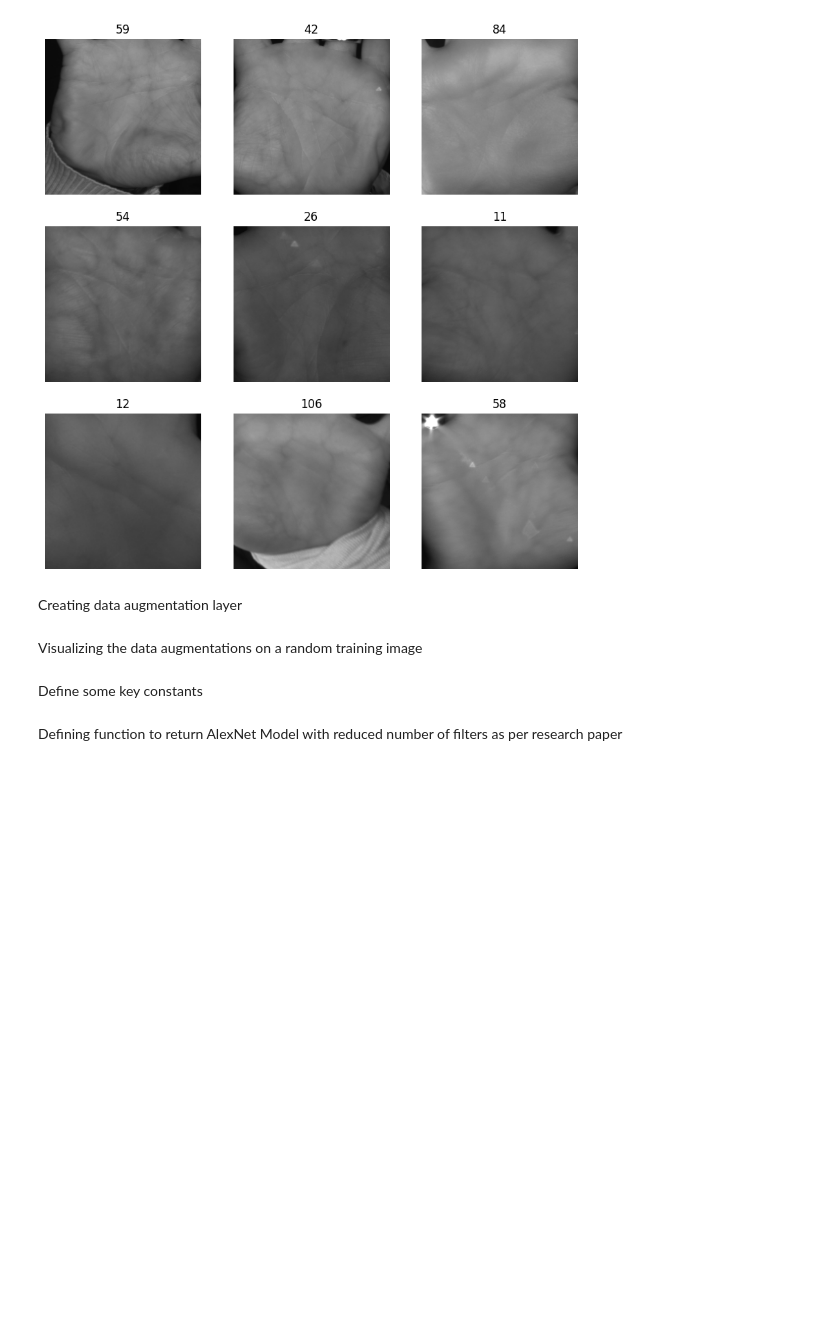
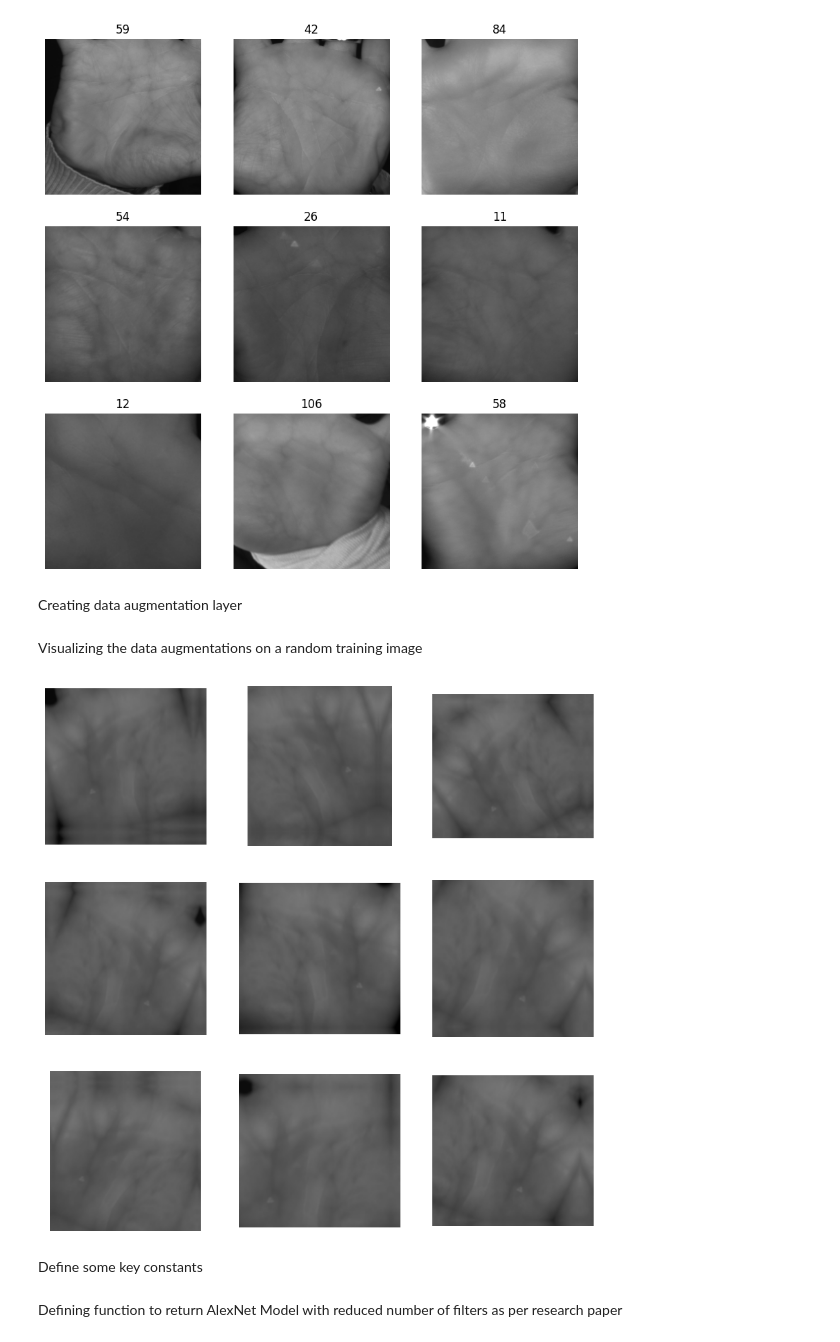
Before and after one commit to AyaanDanish/PalmVein-Recognition-With-CNN, a Jupyter notebook: VERA Classification.ipynb, the cells around one changed output. Drawn from its saved outputs; the diff is of its cells as text; code cells hidden in the pictures; blank space fills up the shorter version.

```diff
--- a/VERA Classification.ipynb
+++ b/VERA Classification.ipynb
@@ -91,13 +91,15 @@ data_augmentation = keras.Sequential(
 # %% [markdown]
 Visualizing the data augmentations on a random training image
 # %%
-# plt.figure(figsize=(10, 10))
-# for images, _ in train_dataset.take(1):
-#     for i in range(9):
-#         augmented_images = data_augmentation(images)
-#         ax = plt.subplot(3, 3, i + 1)
-#         plt.imshow(augmented_images[0].numpy().astype("uint8"))
-#         plt.axis("off")
+plt.figure(figsize=(10, 10))
+for images, _ in train_dataset.take(1):
+    for i in range(9):
+        augmented_images = data_augmentation(images)
+        ax = plt.subplot(3, 3, i + 1)
+        plt.imshow(augmented_images[0].numpy().astype("uint8"))
+        plt.axis("off")
+# %% [output]
+[figure, added]
 # %% [markdown]
 Define some key constants
 # %%
```
Also changed, not shown: parts of 4 cells of this notebook, 2 other files.
